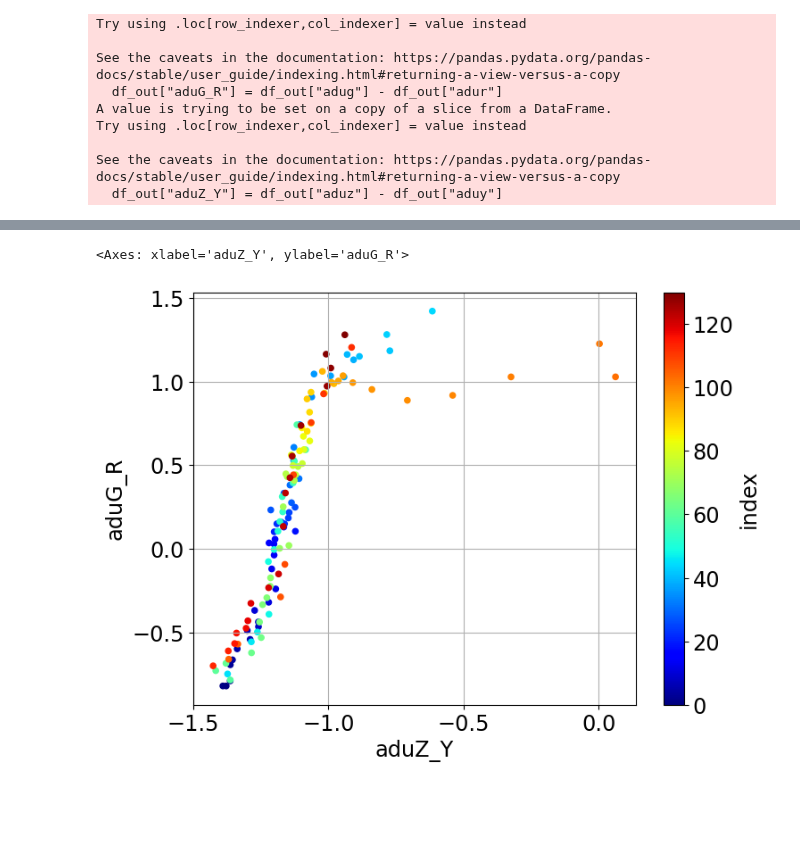
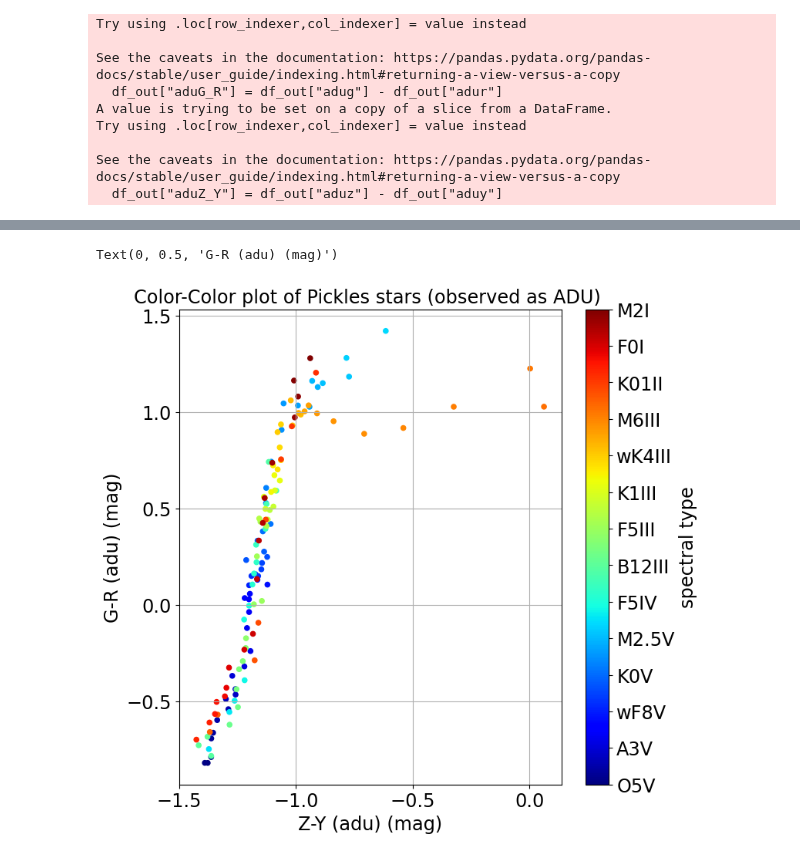
Before and after one commit to sylvielsstfr/RubinLSSTPhotometricCorrTuto, a Jupyter notebook: notebooks/06_SEDPicklesColors/ComputeMagnitudesPickles_auxtelSDSSfilters.ipynb, the cells around one changed output, grey strips where cells are left out. Drawn from its saved outputs; the diff is of its cells as text; code cells hidden in the pictures; blank space fills up the shorter version.

Commit message:
nice scatter plots with spectral type

```diff
--- a/notebooks/06_SEDPicklesColors/ComputeMagnitudesPickles_auxtelSDSSfilters.ipynb
+++ b/notebooks/06_SEDPicklesColors/ComputeMagnitudesPickles_auxtelSDSSfilters.ipynb
@@ -411,6 +431,23 @@ See the caveats in the documentation: https://pandas.pydata.org/pandas-docs/stab
 # %%
-df_out.plot.scatter(x="aduZ_Y",y="aduG_R",marker="o",c="index",colormap="jet",grid=True)
+fig,ax = plt.subplots(1,1,figsize=(8,8))
+df_out.plot.scatter(x="aduZ_Y",y="aduG_R",marker="o",c="index",colormap="jet",ax=ax,grid=True,colorbar=False)
+#cbar = plt.colorbar(ax.collections[0],ax=ax,orientation = 'horizontal',shrink=0.8)
+cbar = plt.colorbar(ax.collections[0],ax=ax)
+cbar.ax.set_ylabel('spectral type', rotation=90)
+
+labels = [item.get_text() for item in cbar.ax.get_yticklabels()]
+cbar.ax.locator_params(axis='y', nbins=2*len(labels))
+labels = [item.get_text() for item in cbar.ax.get_yticklabels()]
+
+Nlabels = len(labels)
+for ilab in range(0,Nlabels):
+    the_label = int(labels[ilab])
+    labels[ilab] = df_out.loc[the_label,"spectype"]
+cbar.ax.set_yticklabels(labels,rotation=0);
+ax.set_title("Color-Color plot of Pickles stars (observed as ADU) ")
+ax.set_xlabel("Z-Y (adu) (mag)")
+ax.set_ylabel("G-R (adu) (mag)")
 # %% [output]
-<Axes: xlabel='aduZ_Y', ylabel='aduG_R'>
+Text(0, 0.5, 'G-R (adu) (mag)')
-[figure, old version]
+[figure, new version]
 # %%
```
Also changed, not shown: parts of 7 cells of this notebook.
